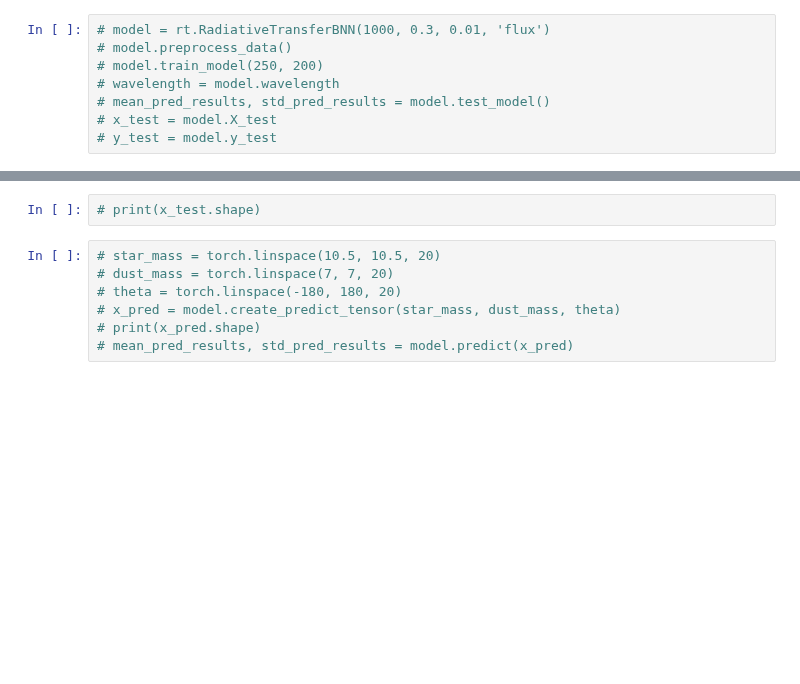
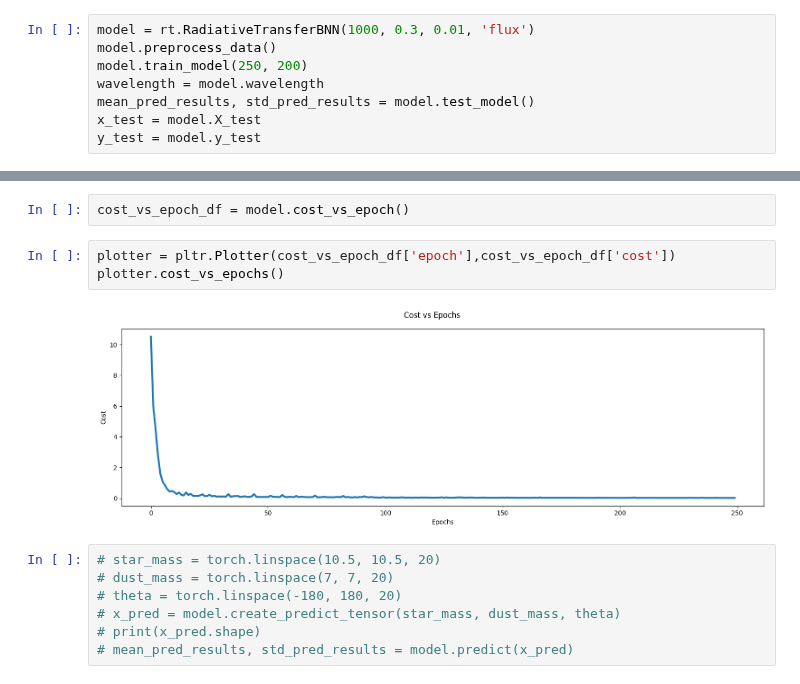
Before and after one commit to tresul03/final_year_project, a Jupyter notebook: src/semester2/week4/plotter_testing.ipynb, the cells around one changed output, grey strips where cells are left out. Drawn from its saved outputs; the diff is of its cells as text; blank space fills up the shorter version.

Commit message:
Add code to test cost_vs_epoch method

```diff
--- a/src/semester2/week4/plotter_testing.ipynb
+++ b/src/semester2/week4/plotter_testing.ipynb
@@ -47,8 +14,8 @@ import pandas as pd
 # %%
-# model = rt.RadiativeTransferBNN(1000, 0.3, 0.01, 'flux')
-# model.preprocess_data()
-# model.train_model(250, 200)
-# wavelength = model.wavelength
-# mean_pred_results, std_pred_results = model.test_model()
-# x_test = model.X_test
-# y_test = model.y_test
+model = rt.RadiativeTransferBNN(1000, 0.3, 0.01, 'flux')
+model.preprocess_data()
+model.train_model(250, 200)
+wavelength = model.wavelength
+mean_pred_results, std_pred_results = model.test_model()
+x_test = model.X_test
+y_test = model.y_test
@@ -55,5 +40,10 @@ import pandas as pd
-# %%
-# print(x_test.shape)
+# %%
+cost_vs_epoch_df = model.cost_vs_epoch()
+# %%
+plotter = pltr.Plotter(cost_vs_epoch_df['epoch'],cost_vs_epoch_df['cost'])
+plotter.cost_vs_epochs()
+# %% [output]
+[figure, added]
 # %%
 # star_mass = torch.linspace(10.5, 10.5, 20)
 # dust_mass = torch.linspace(7, 7, 20)
```
Also changed, not shown: parts of 4 cells of this notebook.
